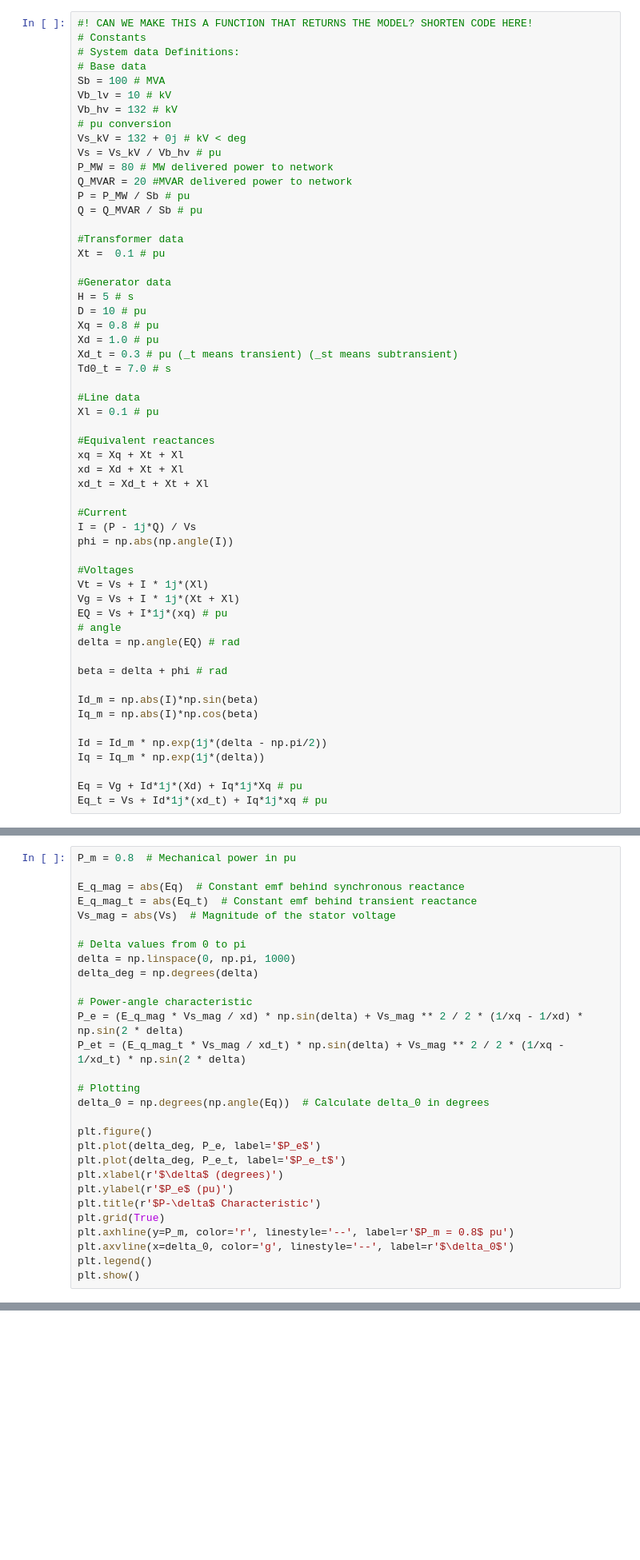
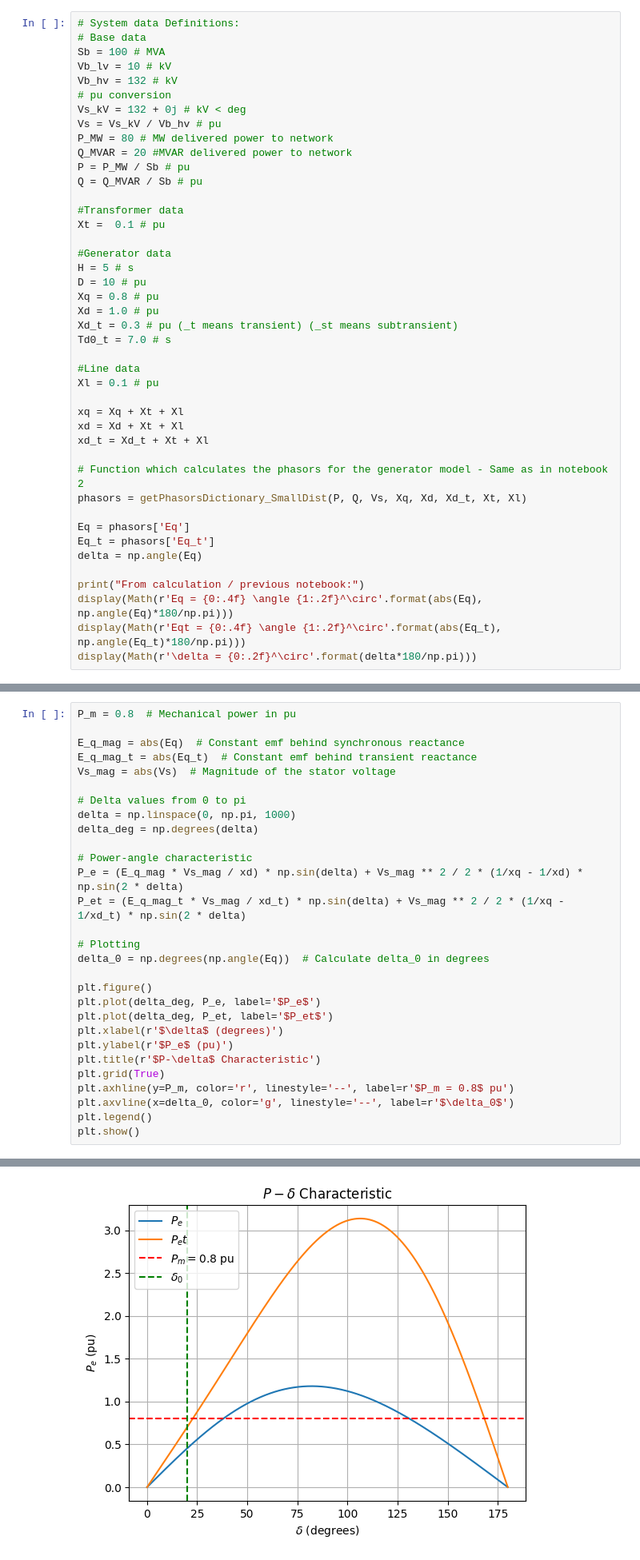
Before and after one commit to VargFo/TET4180_PSDynamicsAndControl_Notebooks, a Jupyter notebook: 4-SmallDisturbances.ipynb, the cells around one changed output, grey strips where cells are left out. Shown: that part at 80% size. Cells and saved outputs as stored; diff of their text form; blank space fills up the shorter version.

```diff
--- a/4-SmallDisturbances.ipynb
+++ b/4-SmallDisturbances.ipynb
@@ -110,8 +111,6 @@ A power plant is connected to an infinite grid as shown in the figure below and
 |  | $X_l$         | 0.1 p.u.   | Referred to $V_{\text{base}} = 132 \, \text{kV}$ and $S_{\text{base}} = 100 \, \text{MW}$ |
 |                            |     | |                                                                             |
 # %%
-#! CAN WE MAKE THIS A FUNCTION THAT RETURNS THE MODEL? SHORTEN CODE HERE!
-# Constants
 # System data Definitions:
 # Base data
 Sb = 100 # MVA
@@ -139,29 +138,18 @@ Td0_t = 7.0 # s
 #Line data
 Xl = 0.1 # pu
 
-#Equivalent reactances
 xq = Xq + Xt + Xl
 xd = Xd + Xt + Xl
 xd_t = Xd_t + Xt + Xl
 
-#Current
-I = (P - 1j*Q) / Vs
-phi = np.abs(np.angle(I))
+# Function which calculates the phasors for the generator model - Same as in notebook 2
+phasors = getPhasorsDictionary_SmallDist(P, Q, Vs, Xq, Xd, Xd_t, Xt, Xl)
 
-#Voltages
-Vt = Vs + I * 1j*(Xl)
-Vg = Vs + I * 1j*(Xt + Xl)
-EQ = Vs + I*1j*(xq) # pu
-# angle
-delta = np.angle(EQ) # rad
+Eq = phasors['Eq']
+Eq_t = phasors['Eq_t']
+delta = np.angle(Eq)
 
-beta = delta + phi # rad
-
-Id_m = np.abs(I)*np.sin(beta)
-Iq_m = np.abs(I)*np.cos(beta)
-
-Id = Id_m * np.exp(1j*(delta - np.pi/2))
-Iq = Iq_m * np.exp(1j*(delta))
-
-Eq = Vg + Id*1j*(Xd) + Iq*1j*Xq # pu
-Eq_t = Vs + Id*1j*(xd_t) + Iq*1j*xq # pu
+print("From calculation / previous notebook:")
+display(Math(r'Eq = {0:.4f} \angle {1:.2f}^\circ'.format(abs(Eq), np.angle(Eq)*180/np.pi)))
+display(Math(r'Eqt = {0:.4f} \angle {1:.2f}^\circ'.format(abs(Eq_t), np.angle(Eq_t)*180/np.pi)))
+display(Math(r'\delta = {0:.2f}^\circ'.format(delta*180/np.pi)))
@@ -185,7 +176,7 @@ delta_0 = np.degrees(np.angle(Eq))  # Calculate delta_0 in degrees
 
 plt.figure()
 plt.plot(delta_deg, P_e, label='$P_e$')
-plt.plot(delta_deg, P_e_t, label='$P_e_t$')
+plt.plot(delta_deg, P_et, label='$P_et$')
 plt.xlabel(r'$\delta$ (degrees)')
 plt.ylabel(r'$P_e$ (pu)')
 plt.title(r'$P-\delta$ Characteristic')
@@ -203,3 +189,4 @@ ParseFatalException: Double subscript, found 'P'  (at char 0), (line:1, col:1)
+[figure, added]
 # %% [markdown]
 ## Stability criterion $K_E$
 
```
Also changed, not shown: parts of 3 cells of this notebook, 1 other file.
